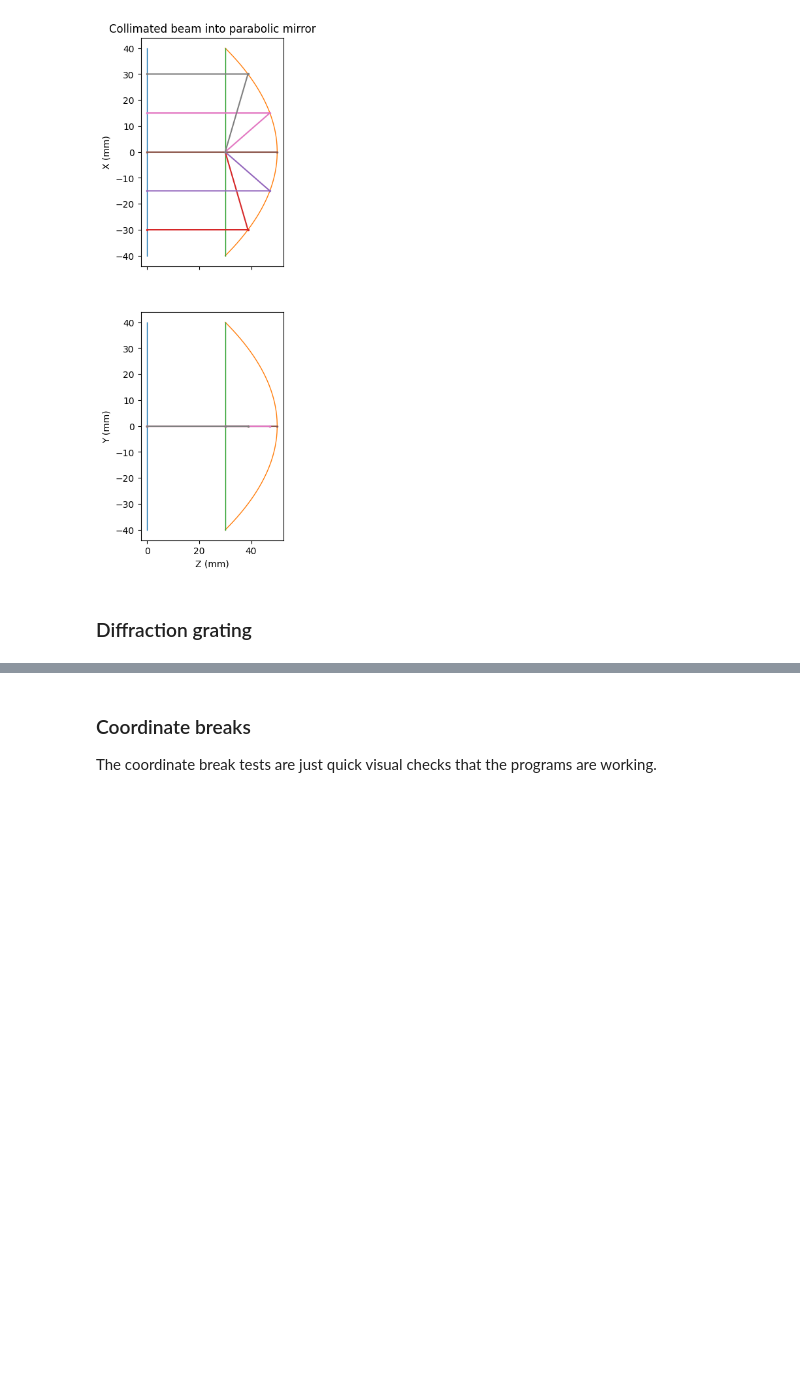
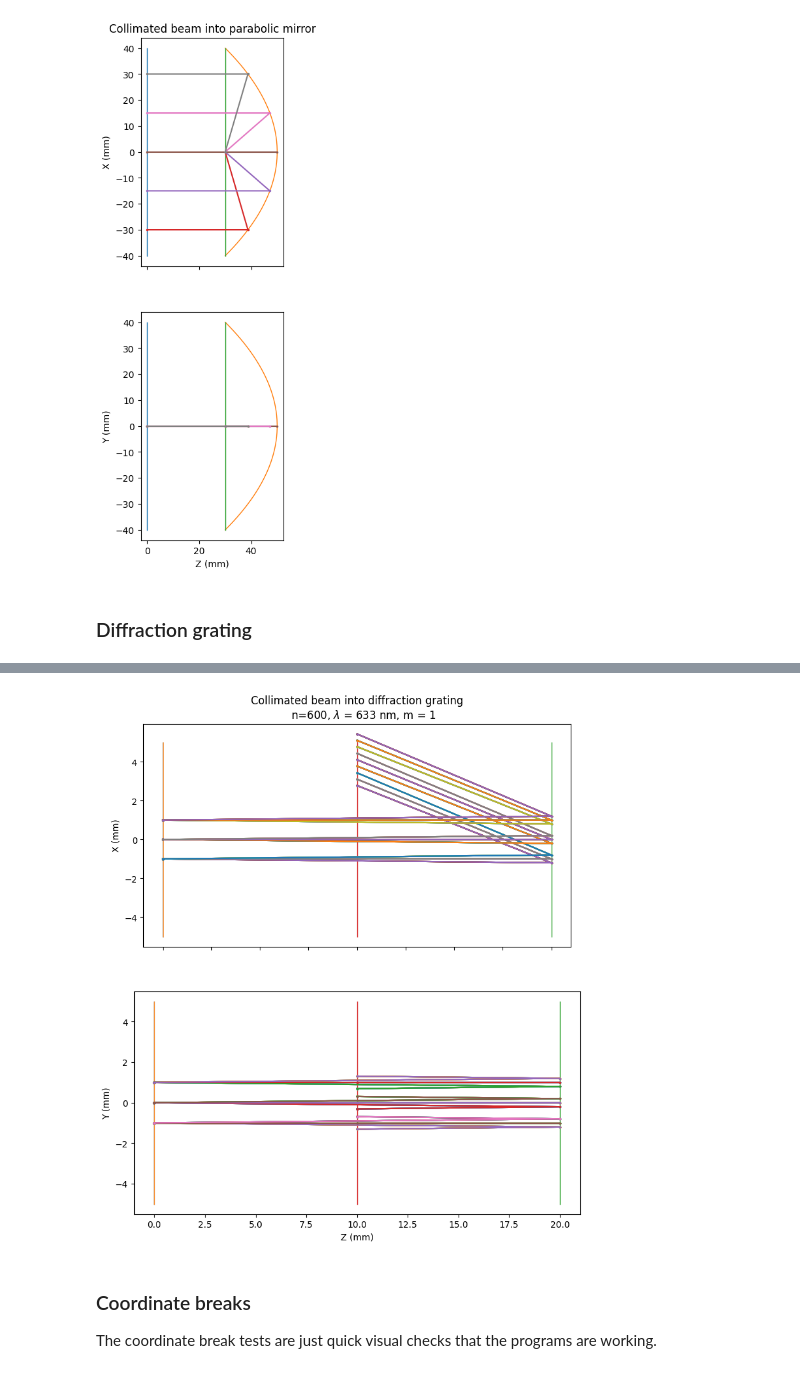
Before and after one commit to bassistTech/rayTrace, a Jupyter notebook: notebooks/ray trace test.ipynb, the cells around one changed output, grey strips where cells are left out. Drawn from its saved outputs; the diff is of its cells as text; code cells hidden in the pictures; blank space fills up the shorter version.

Commit message:
updated diffraction grating

```diff
--- a/notebooks/ray trace test.ipynb
+++ b/notebooks/ray trace test.ipynb
@@ -254,3 +251,42 @@ test5()
+# %%
+def test6a():
+
+    surface_list = [
+        {"surf": "dummy", "dist": 0, "draw_radius": 5},
+        {"surf": "dummy", "dist": 20, "draw_radius": 5},
+        {
+            "surf": "plane grating 2",
+            "dist": -10,
+            "m": 1,
+            "d": 1 / 600,
+            "n1": 1,
+            "n2": -1,
+            "draw_radius": 5,
+        },
+        {"surf": "dummy", "dist": -20, "draw_radius": 5},
+    ]
+    geometry = rtt.build_geometry(surface_list)
+
+    lsf = np.linspace(-1, 1, 3)
+    lsp = np.linspace(-0.01, 0.01, 3)
+    field_points = [[x, y, 0] for x in lsf for y in lsf]
+
+    pupil_points = rtt.normalize_vec_array(np.array([[x, y, 1] for x in lsp for y in lsp]))
+    ray_table = rtt.ray_table_from_fields_vectors(geometry, field_points, pupil_points)
+    ray_properties = rtt.default_ray_properties(ray_table)
+    rtt.propagate_ray(ray_table, ray_properties, geometry)
+    axd = rtt.new_plot_xy(figsize = (10, 10))
+    rtt.plot_faces(axd, geometry)
+    rtt.plot_rays(axd, geometry, ray_table, ray_properties, marker = '.', markersize = 3)
+    axd["axs"][0].set_title(
+        """Collimated beam into diffraction grating
+    n=600, $\lambda$ = 633 nm, m = 1"""
+    )
+
+
+test6a()
+# %% [output]
+[figure, added]
 # %% [markdown]
 ### Coordinate breaks
 The coordinate break tests are just quick visual checks that the programs are working.
```
Also changed, not shown: parts of 2 cells of this notebook, 8 other files.
